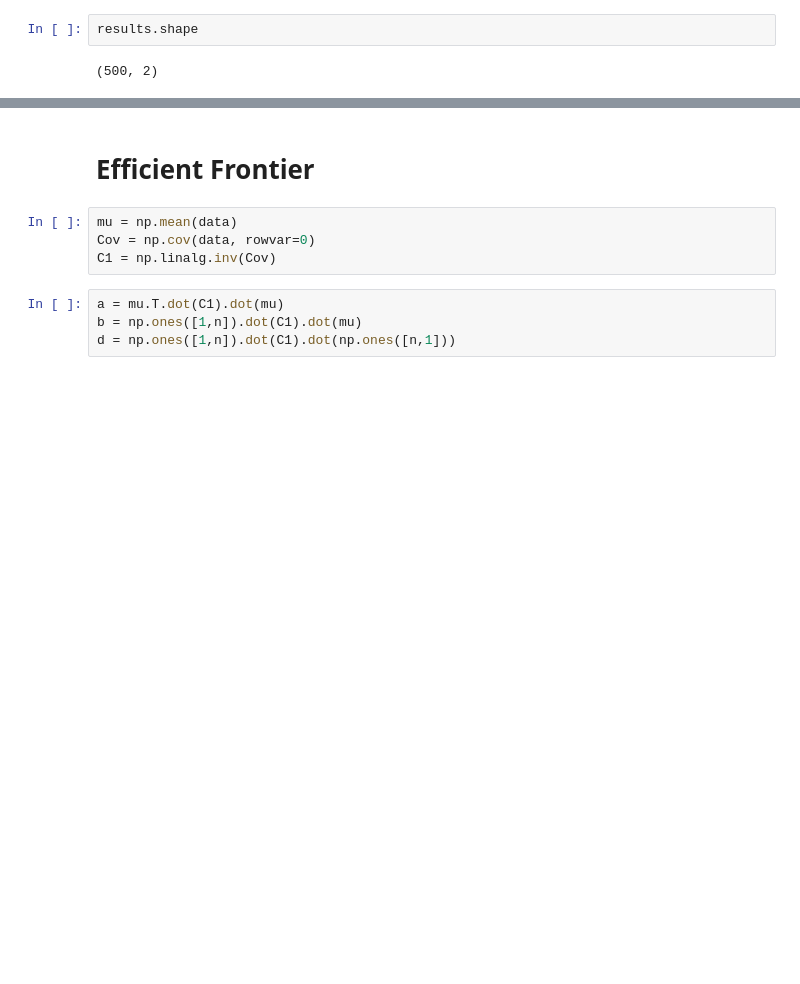
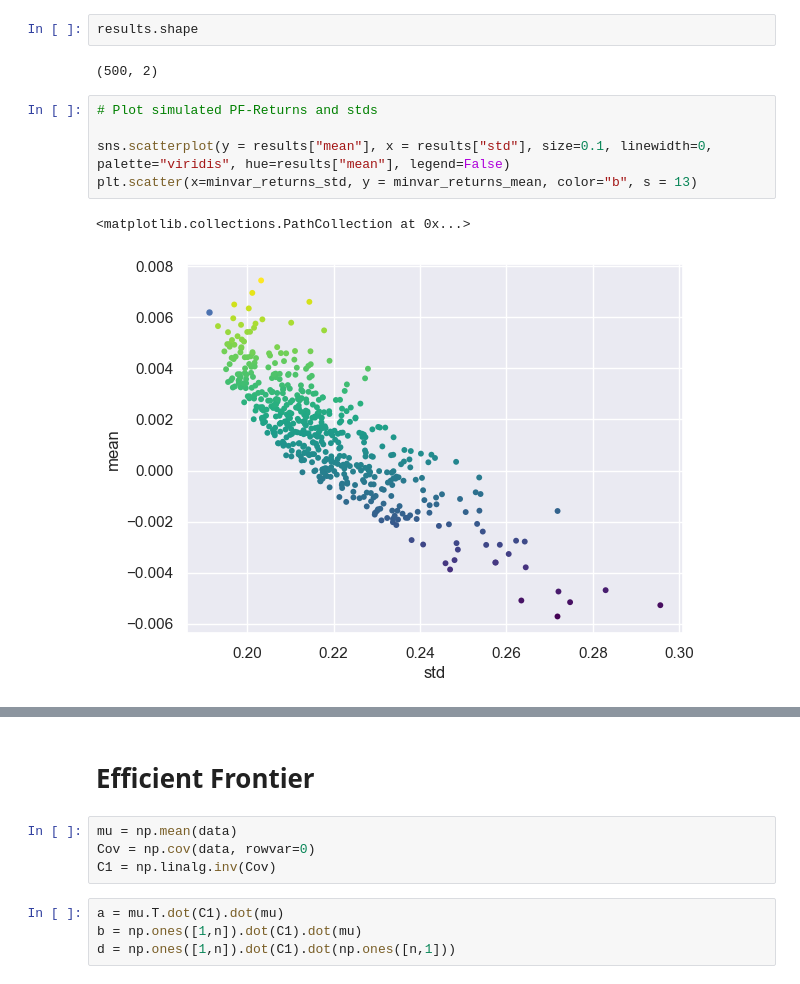
Before and after one commit to memlein/Markowitz-portfolio, a Jupyter notebook: portfolio.ipynb, the cells around one changed output, grey strips where cells are left out. Drawn from its saved outputs; the diff is of its cells as text; blank space fills up the shorter version.

```diff
--- a/portfolio.ipynb
+++ b/portfolio.ipynb
@@ -112,6 +112,14 @@ results.head()
 results.shape
 # %% [output]
 (500, 2)
+# %%
+# Plot simulated PF-Returns and stds
+
+sns.scatterplot(y = results["mean"], x = results["std"], size=0.1, linewidth=0, palette="viridis", hue=results["mean"], legend=False)
+plt.scatter(x=minvar_returns_std, y = minvar_returns_mean, color="b", s = 13)
+# %% [output]
+<matplotlib.collections.PathCollection at 0x...>
+[figure, added]
 # %%
 # Plot simulated PF-Returns and stds
 
```
Also changed, not shown: parts of 15 cells of this notebook.
